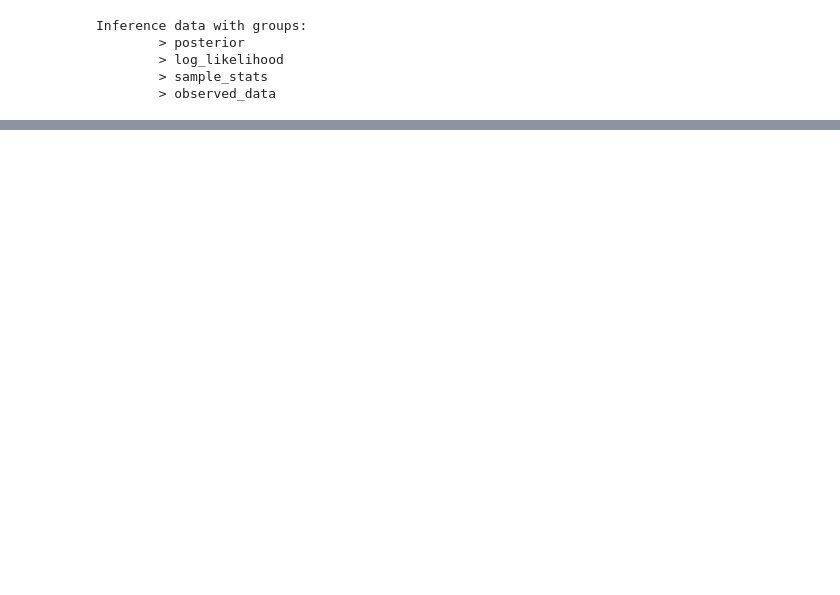
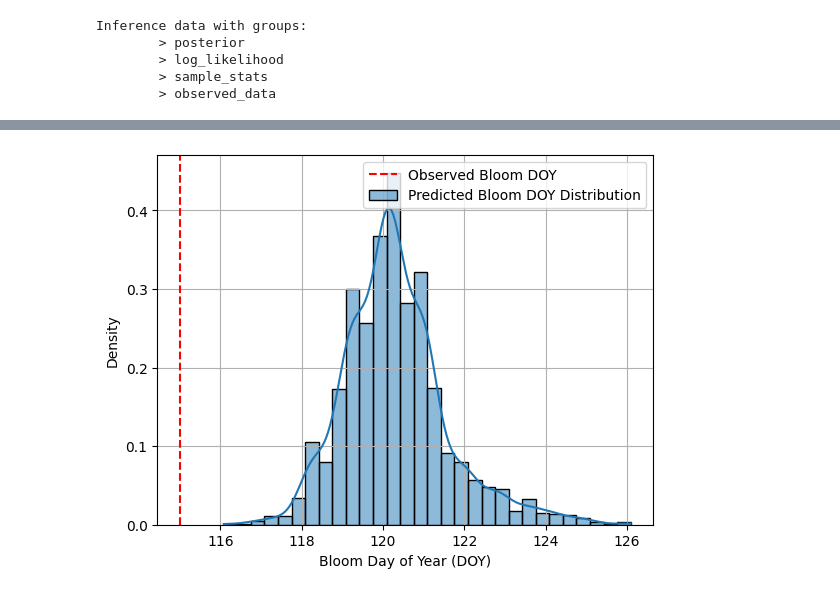
Before and after one commit to larscaspersen/phenoflex_meets_bayes, a Jupyter notebook: hybridmodel_phenoflex.ipynb, the cells around one changed output, grey strips where cells are left out. Cells and saved outputs as stored; diff of their text form; code cells hidden in the pictures; blank space fills up the shorter version.

```diff
--- a/hybridmodel_phenoflex.ipynb
+++ b/hybridmodel_phenoflex.ipynb
@@ -1238,0 +1276,35 @@ Inference data with groups:
+# %%
+years = np.array([2008]) # Corrected: Use parentheses for np.array and pass elements in a list
+seasons = gen_season_list(KA_temp_hourly, years=years)
+temps, times, start_doys, bloom_doys, leap_years = prepare_seasons(
+    seasons, KA_bloom, years)
+
+# Define the model with fixed parameters (E0 to Delta) as was done during MCMC training
+# FIXED_PARAMS is defined in cell plSeY2Y-C2NC
+conditioned_model_for_prediction = numpyro.handlers.condition(phenoflex_numpyro, data=FIXED_PARAMS)
+
+# Create a Predictive object using the MCMC posterior samples
+# mcmc_samples_phenoflex should be available from previous execution (cell fc86645a)
+predictive_model = Predictive(
+    conditioned_model_for_prediction, # Use the conditioned model here
+    posterior_samples=mcmc_samples_phenoflex, # The samples for yc, zc, s1, sigma from MCMC
+    return_sites=["bloom_doy_pred"], # We only want the predicted bloom DOY
+)
+
+# Generate predictions (num_samples from mcmc_samples_phenoflex, num_seasons for prediction)
+rng_key, _ = random.split(random.PRNGKey(2)) # Use a new RNG key for reproducibility
+
+# Call predictive model with the new data
+# bloom_doy_obs is None for prediction
+predictions = predictive_model(
+    rng_key,
+    temp=temps,
+    times=times,
+    start_doy=start_doys,
+    bloom_doy_obs=None, # No observed data for prediction in this mode
+    sharpness=1, # Using the same sharpness as in the MCMC run
+    Imodel=0,    # Using the same Imodel as in the MCMC run
+    leap_years=leap_years,
+    return_traces=False, # We just want the bloom_doy_pred
+)
+predictions
@@ -1238,0 +1319,11 @@ Inference data with groups:
+# %%
+#plt.hist(predictions['bloom_doy_pred'], bins=30, edgecolor='black', alpha=0.7)
+sns.histplot(predictions['bloom_doy_pred'], kde=True, stat='density', bins=30, label='Predicted Bloom DOY Distribution')
+plt.axvline(bloom_doys, color='red', linestyle='--', label='Observed Bloom DOY')
+#plt.title(f'Bloom Date Prediction for Season {year_for_season}')
+plt.xlabel('Bloom Day of Year (DOY)')
+plt.ylabel('Density')
+plt.legend()
+plt.grid(True)
+# %% [output]
+[figure, added]
```
Also changed, not shown: parts of 7 cells of this notebook.
